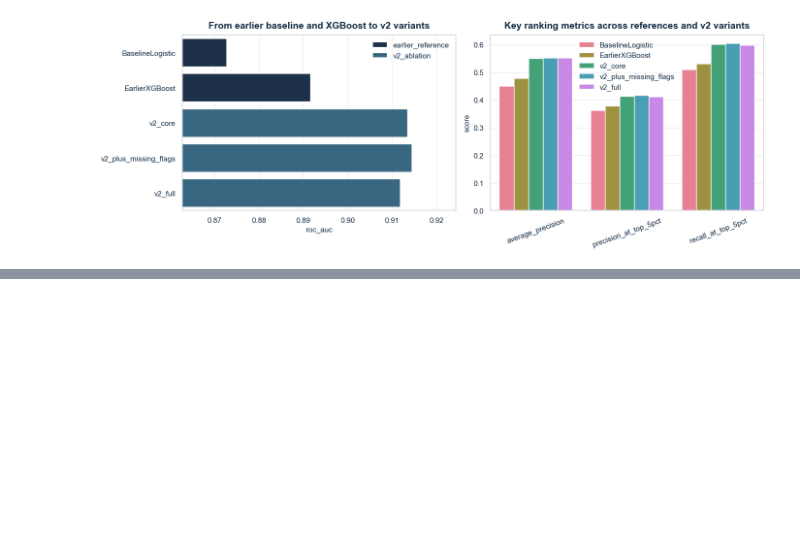
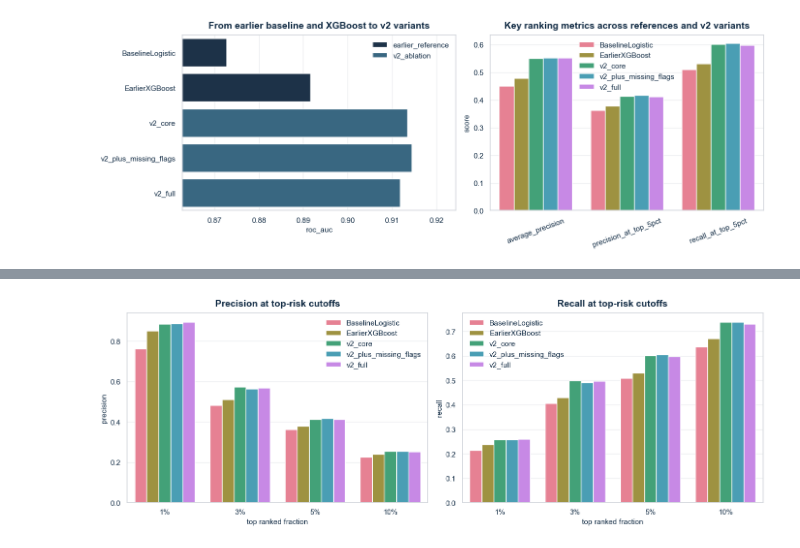
Before and after one commit to zzczdhc/ieee-fraud-detection-project, a Jupyter notebook: notebooks/06_safe_pipeline_comparison.ipynb, the cells around one changed output, grey strips where cells are left out. Cells and saved outputs as stored; diff of their text form; code cells hidden in the pictures; blank space fills up the shorter version.

```diff
--- a/notebooks/06_safe_pipeline_comparison.ipynb
+++ b/notebooks/06_safe_pipeline_comparison.ipynb
@@ -162,6 +178,7 @@ train_part, valid_part = make_time_validation_split(train_df)
 
 metric_rows = []
 artifact_rows = []
+v2_topk_rows = []
 
 variant_specs = [
     ("v2_core", False, False),
@@ -170,7 +187,7 @@ variant_specs = [
 ]
 
 for name, add_missing_indicators, add_group_amount_features in variant_specs:
-    metric_row, artifact_row = evaluate_variant(
+    metric_row, artifact_row, topk_rows = evaluate_variant(
         train_part,
         valid_part,
         name=name,
@@ -179,6 +196,7 @@ for name, add_missing_indicators, add_group_amount_features in variant_specs:
     )
     metric_rows.append(metric_row)
     artifact_rows.append(artifact_row)
+    v2_topk_rows.extend(topk_rows)
 
 results = pd.DataFrame(metric_rows).sort_values("roc_auc", ascending=False).reset_index(drop=True)
 artifact_summary = pd.DataFrame(artifact_rows)
@@ -437,0 +455,64 @@ Overall, the key takeaway is that once the model family is fixed, careful prepro
+# %%
+baseline_topk = build_topk_summary(
+    baseline_experiment["y_valid"].to_numpy(),
+    baseline_experiment["validation_scores"],
+    "BaselineLogistic",
+)
+
+earlier_xgb_topk = build_topk_summary(
+    np.asarray(tree_benchmark["y_valid"]),
+    tree_benchmark["prediction_frame"]["XGBoost"].to_numpy(),
+    "EarlierXGBoost",
+)
+
+topk_comparison = pd.DataFrame(baseline_topk + earlier_xgb_topk + v2_topk_rows)
+topk_comparison["model"] = pd.Categorical(
+    topk_comparison["model"],
+    categories=["BaselineLogistic", "EarlierXGBoost", "v2_core", "v2_plus_missing_flags", "v2_full"],
+    ordered=True,
+)
+topk_comparison["top_pct"] = pd.Categorical(
+    topk_comparison["top_pct"],
+    categories=["1%", "3%", "5%", "10%"],
+    ordered=True,
+)
+topk_comparison = topk_comparison.sort_values(["model", "top_pct"]).reset_index(drop=True)
+
+display(topk_comparison.style.hide(axis="index"))
+
+topk_plot = topk_comparison.melt(
+    id_vars=["model", "top_pct"],
+    value_vars=["precision", "recall"],
+    var_name="metric",
+    value_name="value",
+)
+
+fig, axes = plt.subplots(1, 2, figsize=(14, 5), sharey=False)
+
+sns.barplot(
+    data=topk_plot.loc[topk_plot["metric"] == "precision"],
+    x="top_pct",
+    y="value",
+    hue="model",
+    ax=axes[0],
+)
+axes[0].set_title("Precision at top-risk cutoffs")
+axes[0].set_xlabel("top ranked fraction")
+axes[0].set_ylabel("precision")
+axes[0].legend(title="")
+
+sns.barplot(
+    data=topk_plot.loc[topk_plot["metric"] == "recall"],
+    x="top_pct",
+    y="value",
+    hue="model",
+    ax=axes[1],
+)
+axes[1].set_title("Recall at top-risk cutoffs")
+axes[1].set_xlabel("top ranked fraction")
+axes[1].set_ylabel("recall")
+axes[1].legend(title="")
+
+plt.tight_layout()
+plt.show()
+# %% [output]
@@ -437,0 +536 @@ Overall, the key takeaway is that once the model family is fixed, careful prepro
+[figure, added]
```
Also changed, not shown: parts of 6 cells of this notebook, 4 other files.
